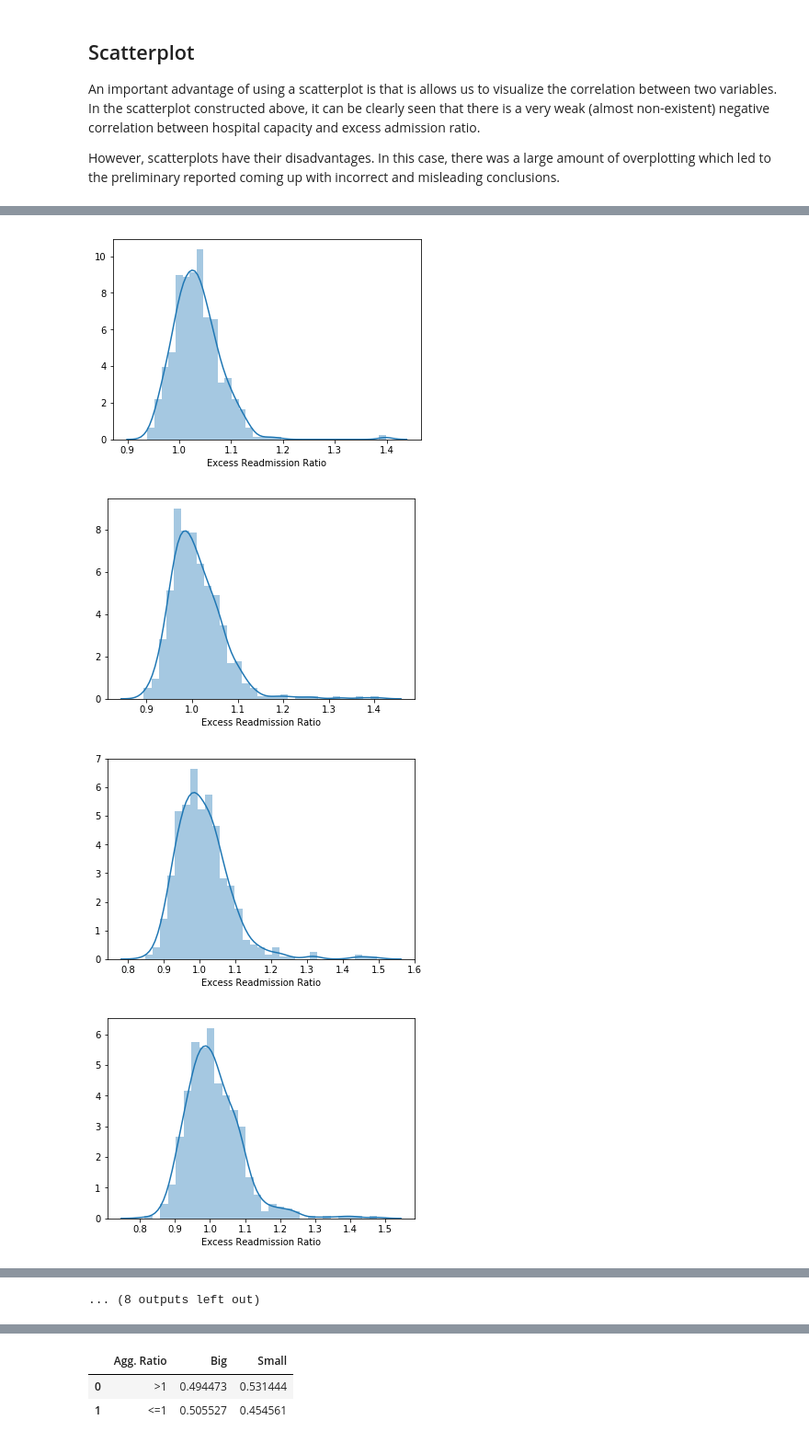
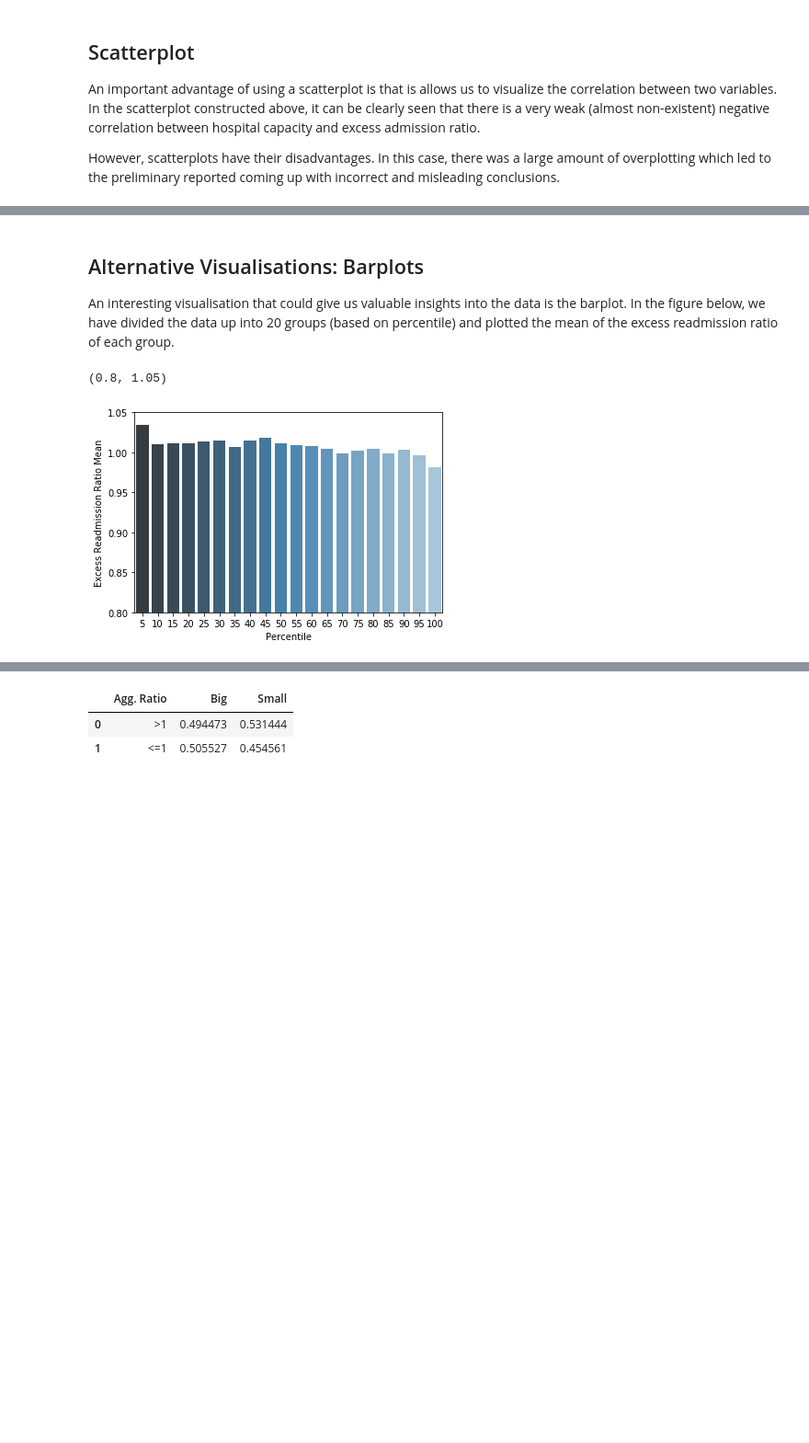
Before and after one commit to rounakbanik/dsc_springboard, a Jupyter notebook: inferential_statistics/hospital_readmit/sliderule_dsi_inferential_statistics_exercise_3.ipynb, the cells around one changed output, grey strips where cells are left out. Shown: that part at 92% size. Drawn from its saved outputs; the diff is of its cells as text; code cells hidden in the pictures; blank space fills up the shorter version.

Commit message:
Fix quantile plot. Rectify z-score calculation for mean. Add barplots to hospital analysis.

```diff
--- a/inferential_statistics/hospital_readmit/sliderule_dsi_inferential_statistics_exercise_3.ipynb
+++ b/inferential_statistics/hospital_readmit/sliderule_dsi_inferential_statistics_exercise_3.ipynb
@@ -307,20 +308,29 @@ However, scatterplots have their disadvantages. In this case, there was a large
+# %% [markdown]
+## Alternative Visualisations: Barplots
+
+An interesting visualisation that could give us valuable insights into the data is the barplot. In the figure below, we have divided the data up into 20 groups (based on percentile) and plotted the mean of the excess readmission ratio of each group.
 # %%
-df.loc[df['Number of Discharges'] >= 280, 'Size'] = 1
-df.loc[df['Number of Discharges'] < 280, 'Size'] = 0
+df['Size'] = df['Number of Discharges'].apply(lambda x: 1 if x >= 280 else 0)
 
 mask = df['Excess Readmission Ratio'].isnull()
-df2 = df[~mask]
+df3 = df[~mask]
 
-df2 = df2.sort_values('Number of Discharges')
-size = len(df2)
+df3 = df3.sort_values('Number of Discharges')
+size = len(df3)
 percentile_jump = round(size/20)
 
+group_means = []
+
 for i in range(0, size, percentile_jump):
-    frame = df2.iloc[i:i+percentile_jump]
-    plt.figure()
-    sns.distplot(frame['Excess Readmission Ratio'])
+    frame = df3.iloc[i:i+percentile_jump]
+    group_means.append(frame['Excess Readmission Ratio'].mean())
+
+percentiles = [5*i for i in range(1, len(group_means) + 1)]
+
+sns.barplot(percentiles, group_means, palette="Blues_d")
+plt.xlabel('Percentile')
+plt.ylabel('Excess Readmission Ratio Mean')
+plt.ylim((0.8,1.05))
 # %% [output]
+(0.8, 1.05)
-[figure, old version]
+[figure, new version]
-[figure, removed]
-[figure, removed]
-[figure, removed]
@@ -335 +336,0 @@ for i in range(0, size, percentile_jump):
-... (8 outputs left out)
```
Also changed, not shown: parts of 17 cells of this notebook, 2 other files.
